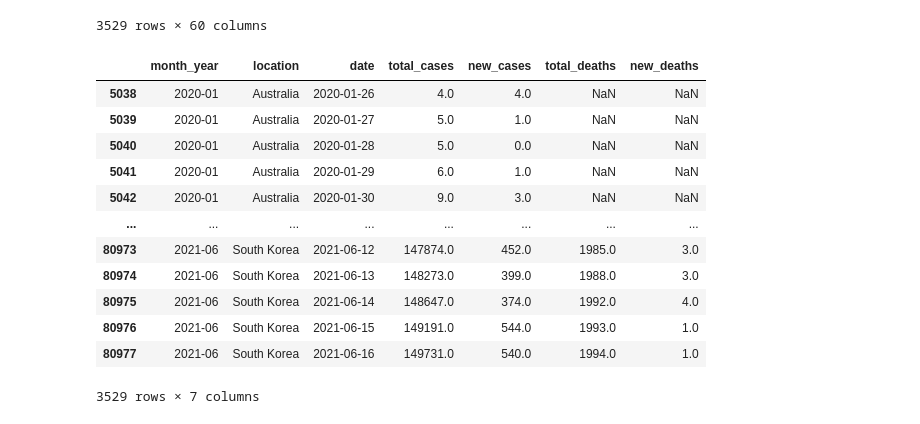
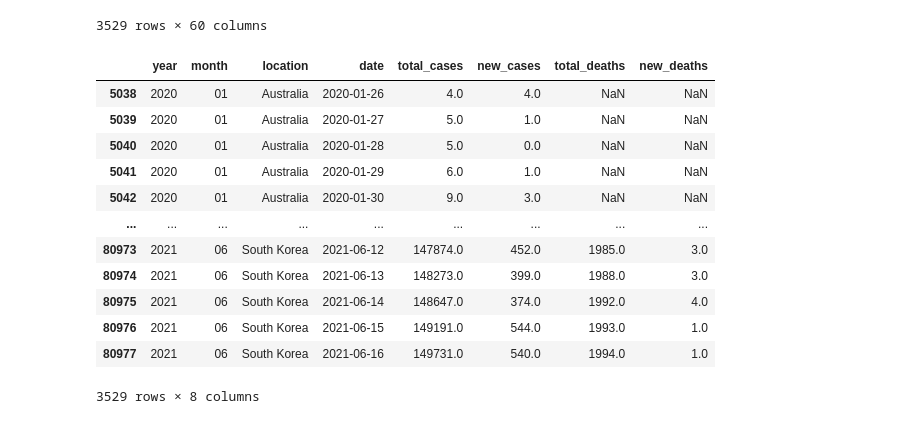
Before and after one commit to nithiyasuresh/Project-1-Covid-PolicyChangesAnalysis, a Jupyter notebook: face_mask/face-mask.ipynb, the cells around one changed output. Saved outputs shown, nothing was run; the diff lists cells and outputs as text; code cells hidden in the pictures.

```diff
--- a/face_mask/face-mask.ipynb
+++ b/face_mask/face-mask.ipynb
@@ -65,21 +64,22 @@ country_df
 # %%
 # select required columns
 # add extract month & year so we can group by month
-country_df["month_year"] = country_df["date"].astype(str).str[:7]
+country_df["month"] = country_df["date"].astype(str).str[5:7]
+country_df['year'] = country_df["date"].astype(str).str[0:4]
 
-country_df_cleaned = country_df[['month_year', 'location', 'date', 'total_cases', 'new_cases','total_deaths' ,'new_deaths']]
+country_df_cleaned = country_df[['year', 'month', 'location', 'date', 'total_cases', 'new_cases','total_deaths' ,'new_deaths']]
 country_df_cleaned
 # %% [output]
-|  | month_year | location | date | total_cases | new_cases | total_deaths | new_deaths |
-| 5038 | 2020-01 | Australia | 2020-01-26 | 4.0 | 4.0 | NaN | NaN |
-| 5039 | 2020-01 | Australia | 2020-01-27 | 5.0 | 1.0 | NaN | NaN |
-| 5040 | 2020-01 | Australia | 2020-01-28 | 5.0 | 0.0 | NaN | NaN |
-| 5041 | 2020-01 | Australia | 2020-01-29 | 6.0 | 1.0 | NaN | NaN |
-| 5042 | 2020-01 | Australia | 2020-01-30 | 9.0 | 3.0 | NaN | NaN |
-| ... | ... | ... | ... | ... | ... | ... | ... |
-| 80973 | 2021-06 | South Korea | 2021-06-12 | 147874.0 | 452.0 | 1985.0 | 3.0 |
-| 80974 | 2021-06 | South Korea | 2021-06-13 | 148273.0 | 399.0 | 1988.0 | 3.0 |
-| 80975 | 2021-06 | South Korea | 2021-06-14 | 148647.0 | 374.0 | 1992.0 | 4.0 |
-| 80976 | 2021-06 | South Korea | 2021-06-15 | 149191.0 | 544.0 | 1993.0 | 1.0 |
-| 80977 | 2021-06 | South Korea | 2021-06-16 | 149731.0 | 540.0 | 1994.0 | 1.0 |
+|  | year | month | location | date | total_cases | new_cases | total_deaths | new_deaths |
+| 5038 | 2020 | 01 | Australia | 2020-01-26 | 4.0 | 4.0 | NaN | NaN |
+| 5039 | 2020 | 01 | Australia | 2020-01-27 | 5.0 | 1.0 | NaN | NaN |
+| 5040 | 2020 | 01 | Australia | 2020-01-28 | 5.0 | 0.0 | NaN | NaN |
+| 5041 | 2020 | 01 | Australia | 2020-01-29 | 6.0 | 1.0 | NaN | NaN |
+| 5042 | 2020 | 01 | Australia | 2020-01-30 | 9.0 | 3.0 | NaN | NaN |
+| ... | ... | ... | ... | ... | ... | ... | ... | ... |
+| 80973 | 2021 | 06 | South Korea | 2021-06-12 | 147874.0 | 452.0 | 1985.0 | 3.0 |
+| 80974 | 2021 | 06 | South Korea | 2021-06-13 | 148273.0 | 399.0 | 1988.0 | 3.0 |
+| 80975 | 2021 | 06 | South Korea | 2021-06-14 | 148647.0 | 374.0 | 1992.0 | 4.0 |
+| 80976 | 2021 | 06 | South Korea | 2021-06-15 | 149191.0 | 544.0 | 1993.0 | 1.0 |
+| 80977 | 2021 | 06 | South Korea | 2021-06-16 | 149731.0 | 540.0 | 1994.0 | 1.0 |
-3529 rows × 7 columns
+3529 rows × 8 columns
```
Also changed, not shown: parts of 17 cells of this notebook, 3 other files.
